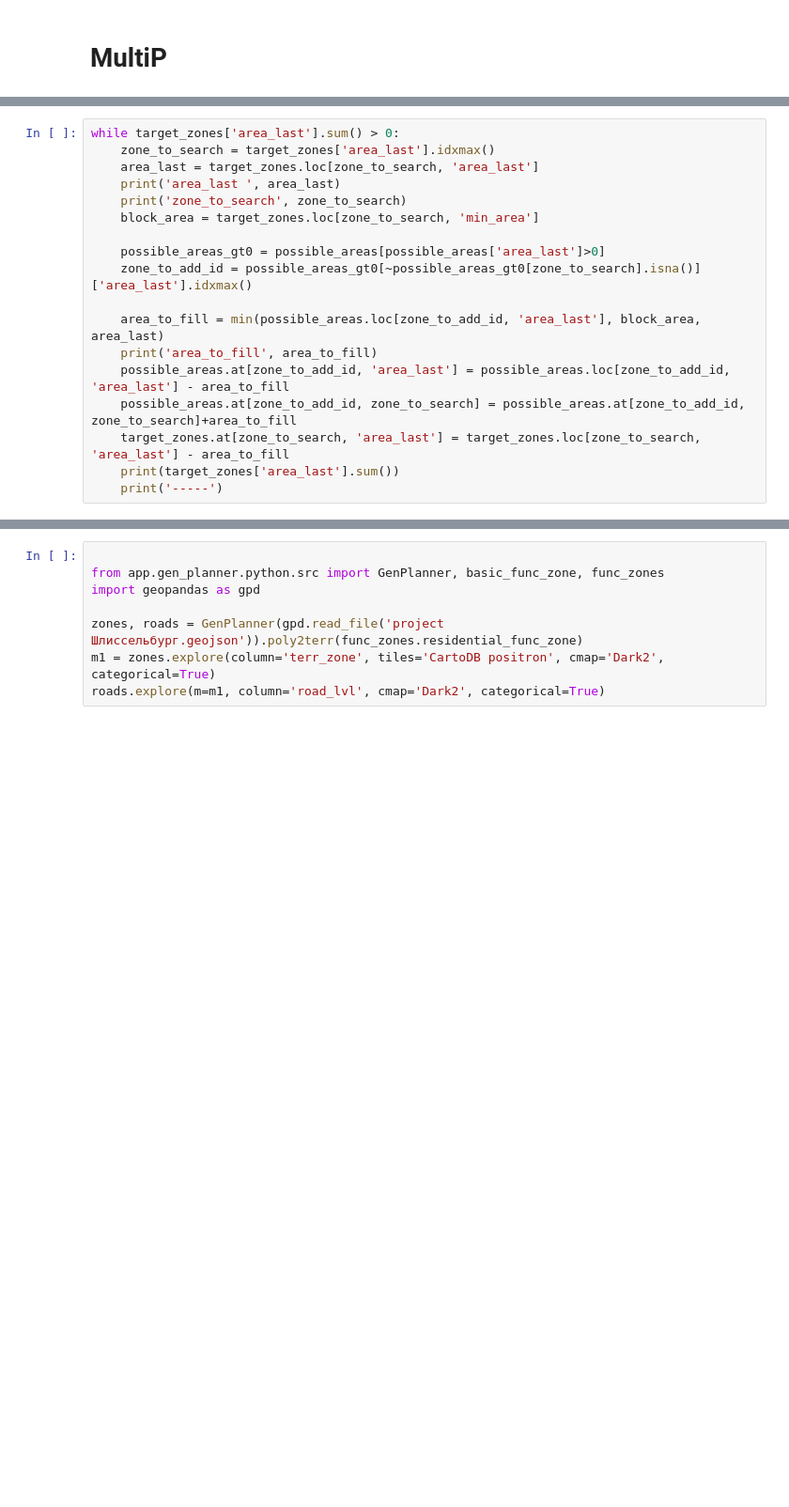
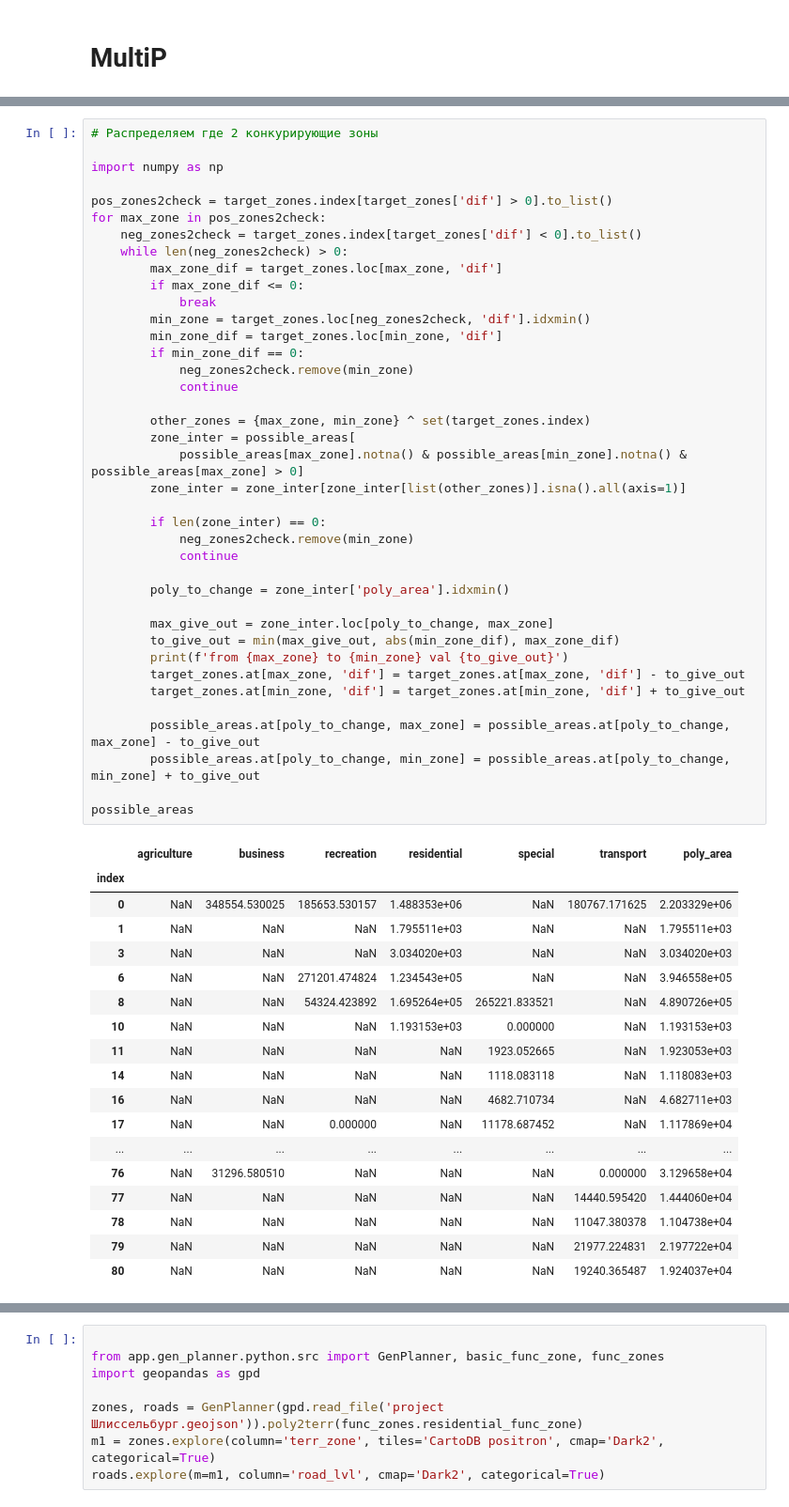
Before and after one commit to IDUclub/GenPlanner, a Jupyter notebook: app/gen_planner/python/src/poisson_sampling.ipynb, the cells around one changed output, grey strips where cells are left out. Shown at 94% size. Cells and saved outputs as stored; diff of their text form; blank space fills up the shorter version.

```diff
--- a/app/gen_planner/python/src/poisson_sampling.ipynb
+++ b/app/gen_planner/python/src/poisson_sampling.ipynb
@@ -277,18 +216,0 @@ possible_areas
-# %%
-while target_zones['area_last'].sum() > 0:
-    zone_to_search = target_zones['area_last'].idxmax()
-    area_last = target_zones.loc[zone_to_search, 'area_last']
-    print('area_last ', area_last)
-    print('zone_to_search', zone_to_search)
-    block_area = target_zones.loc[zone_to_search, 'min_area']
-
-    possible_areas_gt0 = possible_areas[possible_areas['area_last']>0]
-    zone_to_add_id = possible_areas_gt0[~possible_areas_gt0[zone_to_search].isna()]['area_last'].idxmax()
-
-    area_to_fill = min(possible_areas.loc[zone_to_add_id, 'area_last'], block_area, area_last)
-    print('area_to_fill', area_to_fill)
-    possible_areas.at[zone_to_add_id, 'area_last'] = possible_areas.loc[zone_to_add_id, 'area_last'] - area_to_fill
-    possible_areas.at[zone_to_add_id, zone_to_search] = possible_areas.at[zone_to_add_id, zone_to_search]+area_to_fill
-    target_zones.at[zone_to_search, 'area_last'] = target_zones.loc[zone_to_search, 'area_last'] - area_to_fill
-    print(target_zones['area_last'].sum())
-    print('-----')
@@ -345,0 +298,58 @@ target_zones
+# %%
+# Распределяем где 2 конкурирующие зоны
+
+import numpy as np
+
+pos_zones2check = target_zones.index[target_zones['dif'] > 0].to_list()
+for max_zone in pos_zones2check:
+    neg_zones2check = target_zones.index[target_zones['dif'] < 0].to_list()
+    while len(neg_zones2check) > 0:
+        max_zone_dif = target_zones.loc[max_zone, 'dif']
+        if max_zone_dif <= 0:
+            break
+        min_zone = target_zones.loc[neg_zones2check, 'dif'].idxmin()
+        min_zone_dif = target_zones.loc[min_zone, 'dif']
+        if min_zone_dif == 0:
+            neg_zones2check.remove(min_zone)
+            continue
+
+        other_zones = {max_zone, min_zone} ^ set(target_zones.index)
+        zone_inter = possible_areas[
+            possible_areas[max_zone].notna() & possible_areas[min_zone].notna() & possible_areas[max_zone] > 0]
+        zone_inter = zone_inter[zone_inter[list(other_zones)].isna().all(axis=1)]
+
+        if len(zone_inter) == 0:
+            neg_zones2check.remove(min_zone)
+            continue
+
+        poly_to_change = zone_inter['poly_area'].idxmin()
+
+        max_give_out = zone_inter.loc[poly_to_change, max_zone]
+        to_give_out = min(max_give_out, abs(min_zone_dif), max_zone_dif)
+        print(f'from {max_zone} to {min_zone} val {to_give_out}')
+        target_zones.at[max_zone, 'dif'] = target_zones.at[max_zone, 'dif'] - to_give_out
+        target_zones.at[min_zone, 'dif'] = target_zones.at[min_zone, 'dif'] + to_give_out
+
+        possible_areas.at[poly_to_change, max_zone] = possible_areas.at[poly_to_change, max_zone] - to_give_out
+        possible_areas.at[poly_to_change, min_zone] = possible_areas.at[poly_to_change, min_zone] + to_give_out
+
+possible_areas
+# %% [output]
+|  | agriculture | business | recreation | residential | special | transport | poly_area |
+| index |  |  |  |  |  |  |  |
+| 0 | NaN | 348554.530025 | 185653.530157 | 1.488353e+06 | NaN | 180767.171625 | 2.203329e+06 |
+| 1 | NaN | NaN | NaN | 1.795511e+03 | NaN | NaN | 1.795511e+03 |
+| 3 | NaN | NaN | NaN | 3.034020e+03 | NaN | NaN | 3.034020e+03 |
+| 6 | NaN | NaN | 271201.474824 | 1.234543e+05 | NaN | NaN | 3.946558e+05 |
+| 8 | NaN | NaN | 54324.423892 | 1.695264e+05 | 265221.833521 | NaN | 4.890726e+05 |
+| 10 | NaN | NaN | NaN | 1.193153e+03 | 0.000000 | NaN | 1.193153e+03 |
+| 11 | NaN | NaN | NaN | NaN | 1923.052665 | NaN | 1.923053e+03 |
+| 14 | NaN | NaN | NaN | NaN | 1118.083118 | NaN | 1.118083e+03 |
+| 16 | NaN | NaN | NaN | NaN | 4682.710734 | NaN | 4.682711e+03 |
+| 17 | NaN | NaN | 0.000000 | NaN | 11178.687452 | NaN | 1.117869e+04 |
+| ... | ... | ... | ... | ... | ... | ... | ... |
+| 76 | NaN | 31296.580510 | NaN | NaN | NaN | 0.000000 | 3.129658e+04 |
+| 77 | NaN | NaN | NaN | NaN | NaN | 14440.595420 | 1.444060e+04 |
+| 78 | NaN | NaN | NaN | NaN | NaN | 11047.380378 | 1.104738e+04 |
+| 79 | NaN | NaN | NaN | NaN | NaN | 21977.224831 | 2.197722e+04 |
+| 80 | NaN | NaN | NaN | NaN | NaN | 19240.365487 | 1.924037e+04 |
```
Also changed, not shown: parts of 17 cells of this notebook, 1 other file.
